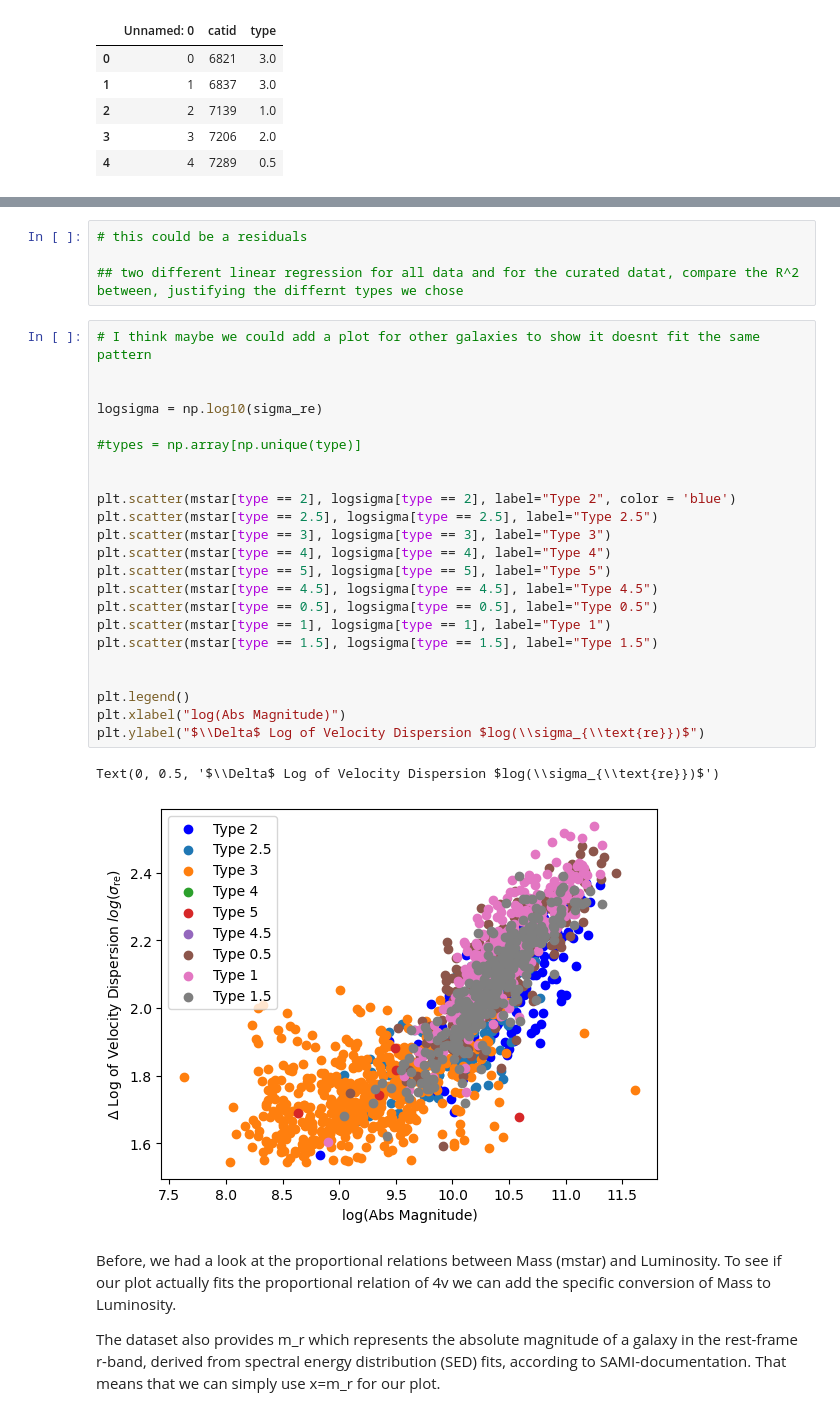
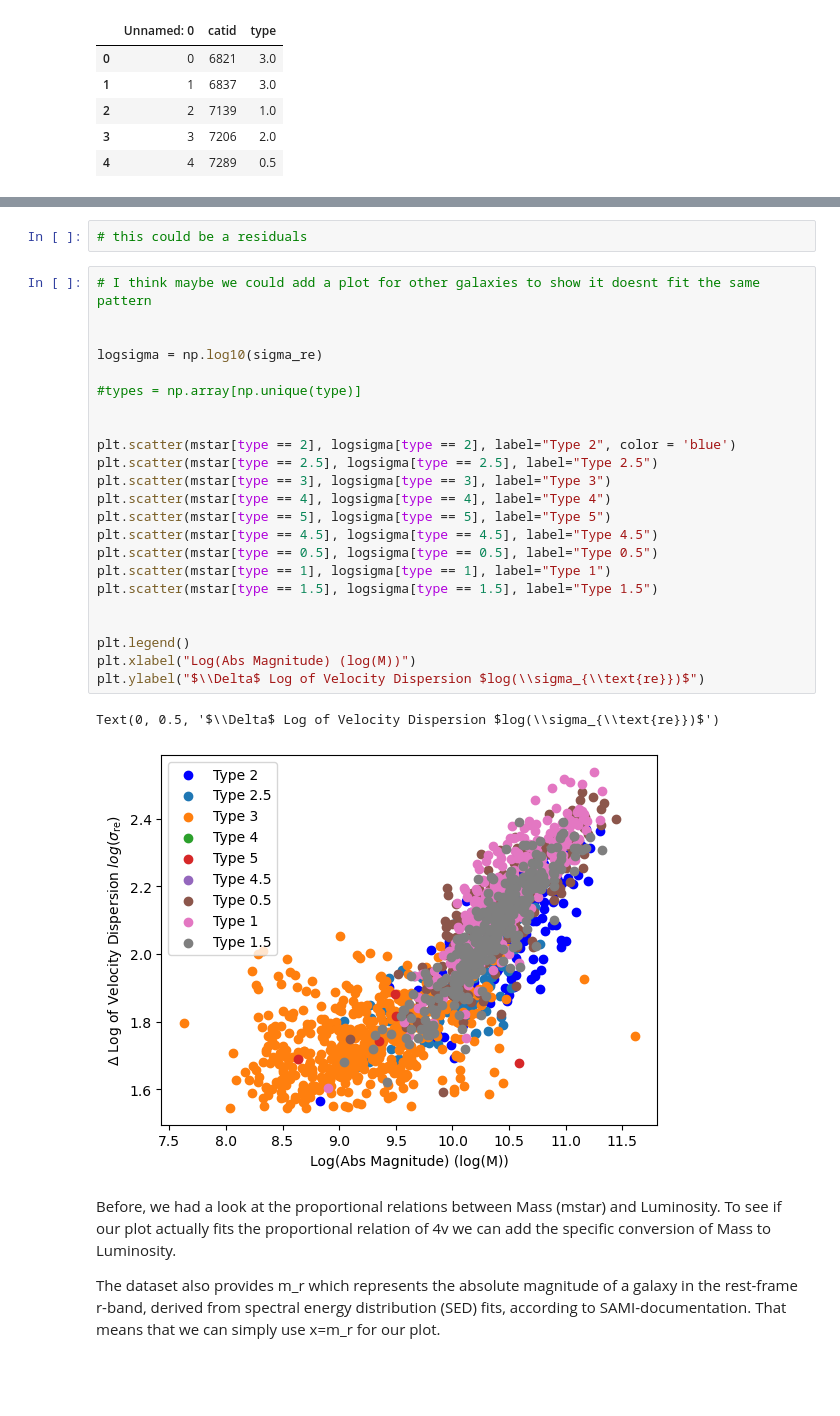
Before and after one commit to lina-pp/PHYS3116_Group3, a Jupyter notebook: Faber-Jackson.ipynb, the cells around one changed output, grey strips where cells are left out. Saved outputs shown, nothing was run; the diff lists cells and outputs as text; blank space fills up the shorter version.

```diff
--- a/Faber-Jackson.ipynb
+++ b/Faber-Jackson.ipynb
@@ -247,33 +182,31 @@ cbar.set_label('Type')
 # %%
 # this could be a residuals
-
-## two different linear regression for all data and for the curated datat, compare the R^2 between, justifying the differnt types we chose
 # %%
 # I think maybe we could add a plot for other galaxies to show it doesnt fit the same pattern
 
 
 logsigma = np.log10(sigma_re)
 
 #types = np.array[np.unique(type)]
 
 
 plt.scatter(mstar[type == 2], logsigma[type == 2], label="Type 2", color = 'blue')
 plt.scatter(mstar[type == 2.5], logsigma[type == 2.5], label="Type 2.5")
 plt.scatter(mstar[type == 3], logsigma[type == 3], label="Type 3")
 plt.scatter(mstar[type == 4], logsigma[type == 4], label="Type 4")
 plt.scatter(mstar[type == 5], logsigma[type == 5], label="Type 5")
 plt.scatter(mstar[type == 4.5], logsigma[type == 4.5], label="Type 4.5")
 plt.scatter(mstar[type == 0.5], logsigma[type == 0.5], label="Type 0.5")
 plt.scatter(mstar[type == 1], logsigma[type == 1], label="Type 1")
 plt.scatter(mstar[type == 1.5], logsigma[type == 1.5], label="Type 1.5")
 
 
 plt.legend()
-plt.xlabel("log(Abs Magnitude)")
+plt.xlabel("Log(Abs Magnitude) (log(M))")
 plt.ylabel("$\\Delta$ Log of Velocity Dispersion $log(\\sigma_{\\text{re}})$")
 # %% [output]
 Text(0, 0.5, '$\\Delta$ Log of Velocity Dispersion $log(\\sigma_{\\text{re}})$')
-[figure, old version]
+[figure, new version]
 # %% [markdown]
 Before, we had a look at the proportional relations between Mass (mstar) and Luminosity. To see if our plot actually fits the proportional relation of 4v we can add the specific conversion of Mass to Luminosity.
 
```
Also changed, not shown: parts of 10 cells of this notebook.
